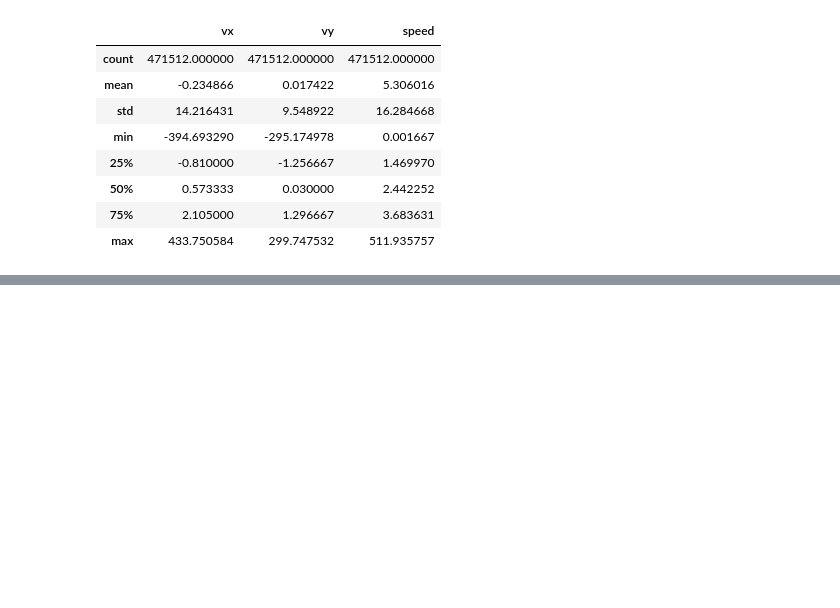
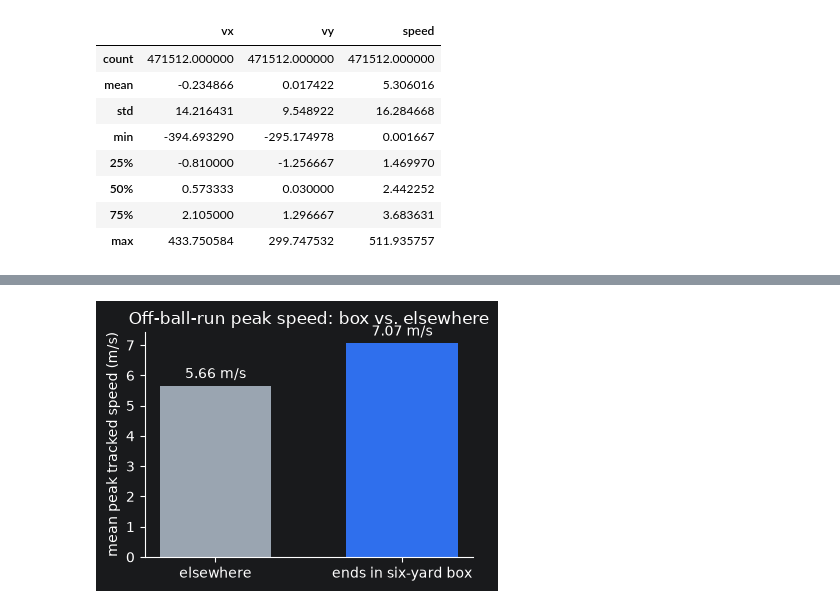
Before and after one commit to piperojas0618/analytics_cup_2.0_defense, a Jupyter notebook: notebooks/02_velocities.ipynb, the cells around one changed output, grey strips where cells are left out. Saved outputs shown, nothing was run; the diff lists cells and outputs as text; code cells hidden in the pictures; blank space fills up the shorter version.

```diff
--- a/notebooks/02_velocities.ipynb
+++ b/notebooks/02_velocities.ipynb
@@ -27,6 +36,0 @@ Name: count, dtype: int64
-# %%
-# V(x, y): xThreat value surface from all passing_option events, three interchangeable methods
-surfaces = {m: vxy(res_end.alignment, method=m, bin_m=cfg["audit"]["heatmap_bin_m"]) for m in ("grid", "kde", "spline")}
-for m, v in surfaces.items():
-    print(m, "V range:", v.V.min(), v.V.max(), "| sampled cells:", (v.n > 0).sum(), "/", len(v))
-surfaces["grid"].head()
@@ -43,7 +37,7 @@ spline V range: -0.031159670256053054 0.1251177773862027 | sampled cells: 292 /
 # %%
 # Fully separate feature: SG-smoothed velocities, gap-aware over detected-only runs.
 # Needs one match's raw tracking (not the audit's concatenated alignment table).
-
+vcfg = cfg["velocities"]
 m0 = load_match(cfg["data"]["matches_dir"], 1874553)
 _, tracking0 = build_normalised(m0)
 sg = savitzky_golay(tracking0, fps=cfg["data"]["fps"])
@@ -60,0 +132,17 @@ sg[["vx", "vy", "speed"]].describe()
+# %%
+import matplotlib.pyplot as plt
+
+means = runs.groupby("ends_in_six_yard_box").peak_speed_tracked.mean()
+labels = ["elsewhere", "ends in six-yard box"]
+colors = ["#9aa5b1", "#2f6fed"]  # muted gray vs. one accent hue — identity by position, not a cycled palette
+
+fig, ax = plt.subplots(figsize=(4, 3))
+bars = ax.bar(labels, means.reindex([False, True]).to_numpy(), color=colors, width=0.6)
+ax.bar_label(bars, fmt="%.2f m/s", padding=3)
+ax.set_ylabel("mean peak tracked speed (m/s)")
+ax.set_title("Off-ball-run peak speed: box vs. elsewhere")
+ax.spines[["top", "right"]].set_visible(False)
+plt.tight_layout()
+plt.show()
+# %% [output]
+[figure, added]
```
Also changed, not shown: parts of 7 cells of this notebook, 8 other files.
